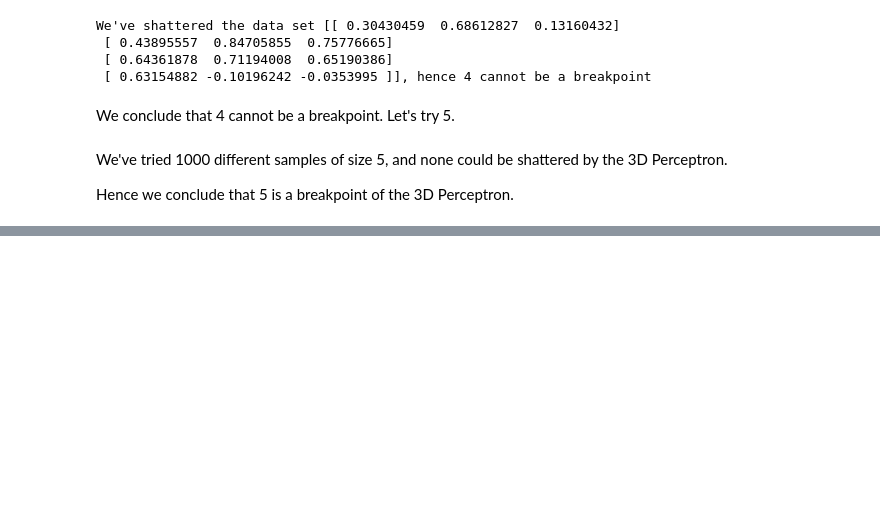
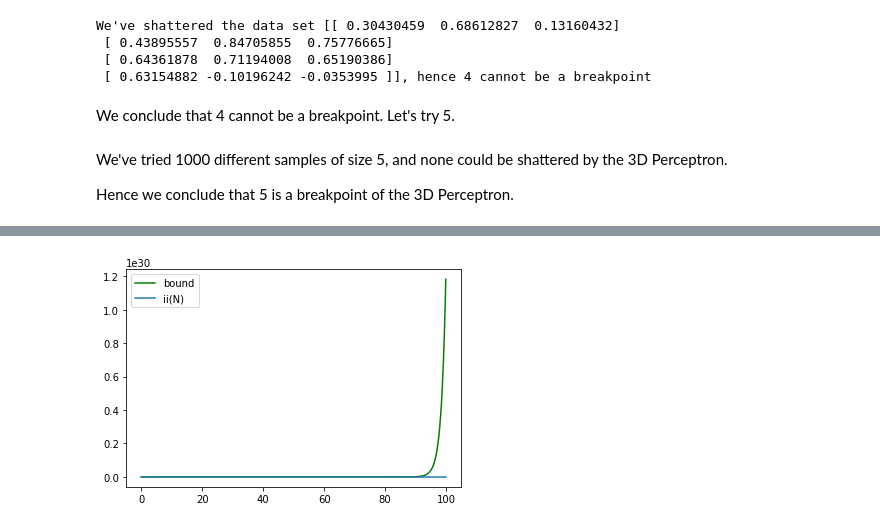
Before and after one commit to workflow/caltech-machine-learning-homework, a Jupyter notebook: HW3.ipynb, the cells around one changed output, grey strips where cells are left out. Saved outputs shown, nothing was run; the diff lists cells and outputs as text; code cells hidden in the pictures; blank space fills up the shorter version.

```diff
--- a/HW3.ipynb
+++ b/HW3.ipynb
@@ -161,0 +190,11 @@ Hence we conclude that 5 is a breakpoint of the 3D Perceptron.
+# %%
+x = np.arange(0, 100, 0.1)
+yBound = bound(x)
+yTwo = two(x)
+
+plt.plot(x, yBound, color='g', label='bound')
+plt.plot(x, yTwo, label='ii(N)')
+plt.legend()
+plt.show()
+# %% [output]
+[figure, added]
```
Also changed, not shown: parts of 14 cells of this notebook, 2 other files.
